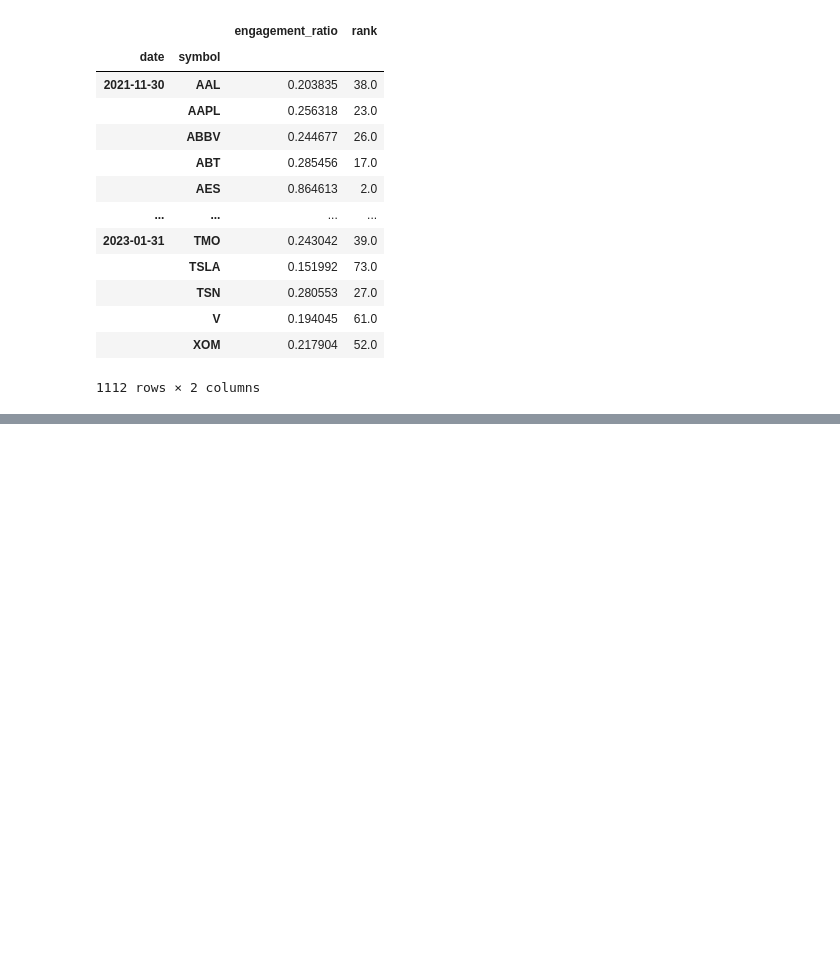
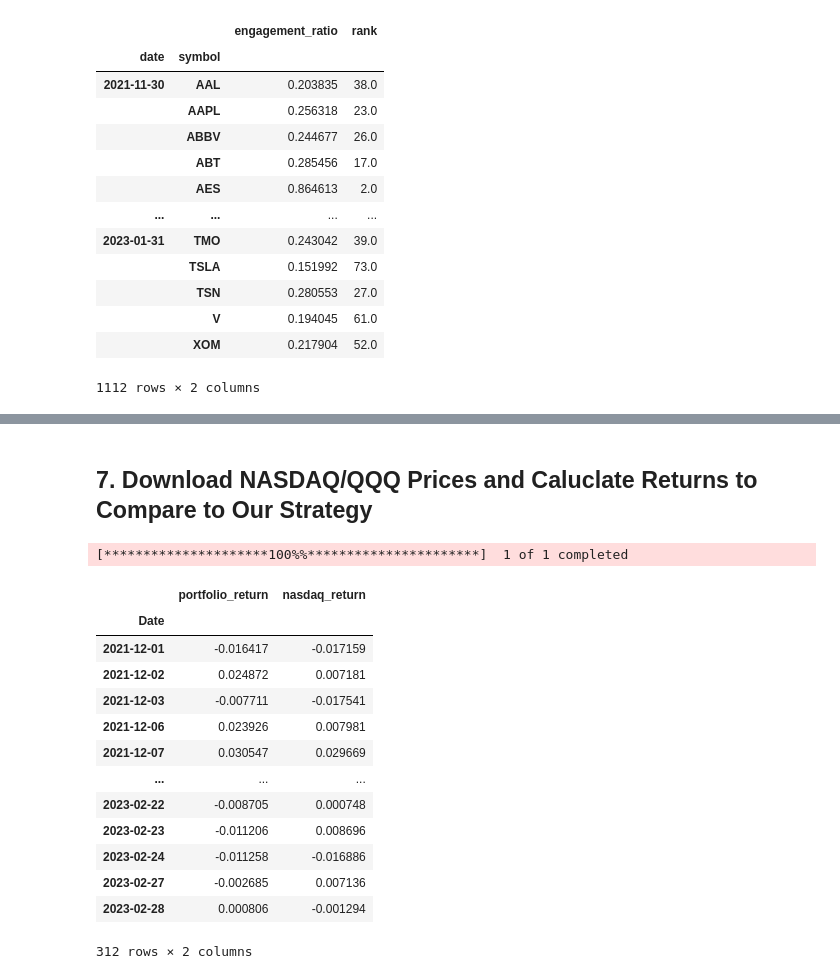
Before and after one commit to VishnuMano/TradingAlgorithm, a Jupyter notebook: TwitterSentiment.ipynb, the cells around one changed output, grey strips where cells are left out. Saved outputs shown, nothing was run; the diff lists cells and outputs as text; code cells hidden in the pictures; blank space fills up the shorter version.

```diff
--- a/TwitterSentiment.ipynb
+++ b/TwitterSentiment.ipynb
@@ -65,0 +178,27 @@ aggregated_df
+# %% [markdown]
+## 7. Download NASDAQ/QQQ Prices and Caluclate Returns to Compare to Our Strategy
+# %%
+qqq_df = yf.download(tickers='QQQ',
+                     start='2021-01-01',
+                     end='2023-03-01')
+qqq_ret = np.log(qqq_df['Adj Close']).diff().to_frame('nasdaq_return')
+portfolio_df = portfolio_df.merge(qqq_ret,
+                                  left_index=True,
+                                  right_index=True)
+portfolio_df
+# %% [output]
+[*********************100%%**********************]  1 of 1 completed
+|  | portfolio_return | nasdaq_return |
+| Date |  |  |
+| 2021-12-01 | -0.016417 | -0.017159 |
+| 2021-12-02 | 0.024872 | 0.007181 |
+| 2021-12-03 | -0.007711 | -0.017541 |
+| 2021-12-06 | 0.023926 | 0.007981 |
+| 2021-12-07 | 0.030547 | 0.029669 |
+| ... | ... | ... |
+| 2023-02-22 | -0.008705 | 0.000748 |
+| 2023-02-23 | -0.011206 | 0.008696 |
+| 2023-02-24 | -0.011258 | -0.016886 |
+| 2023-02-27 | -0.002685 | 0.007136 |
+| 2023-02-28 | 0.000806 | -0.001294 |
+312 rows × 2 columns
```
Also changed, not shown: parts of 11 cells of this notebook, 1 other file.
